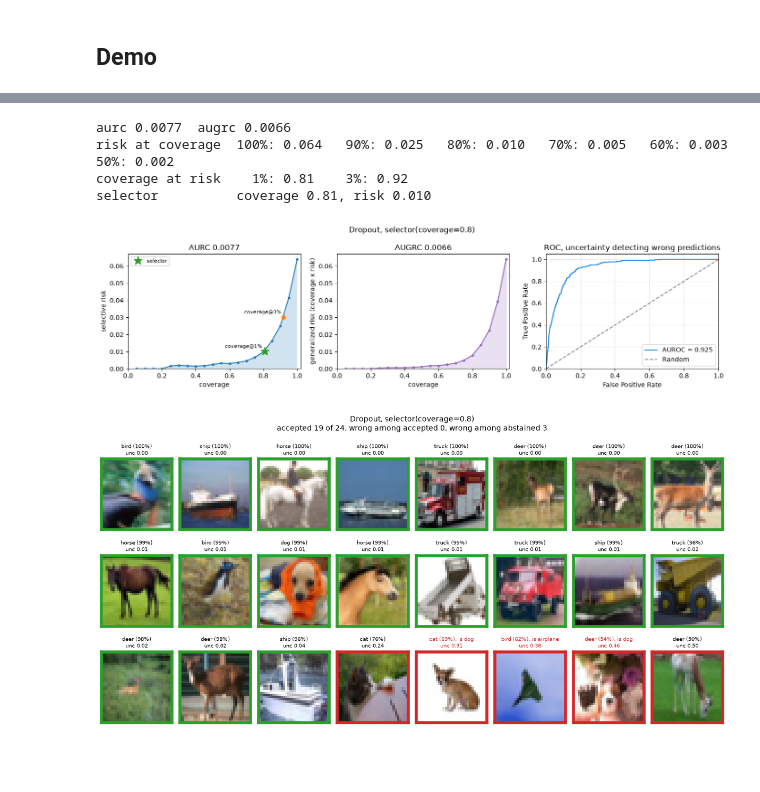
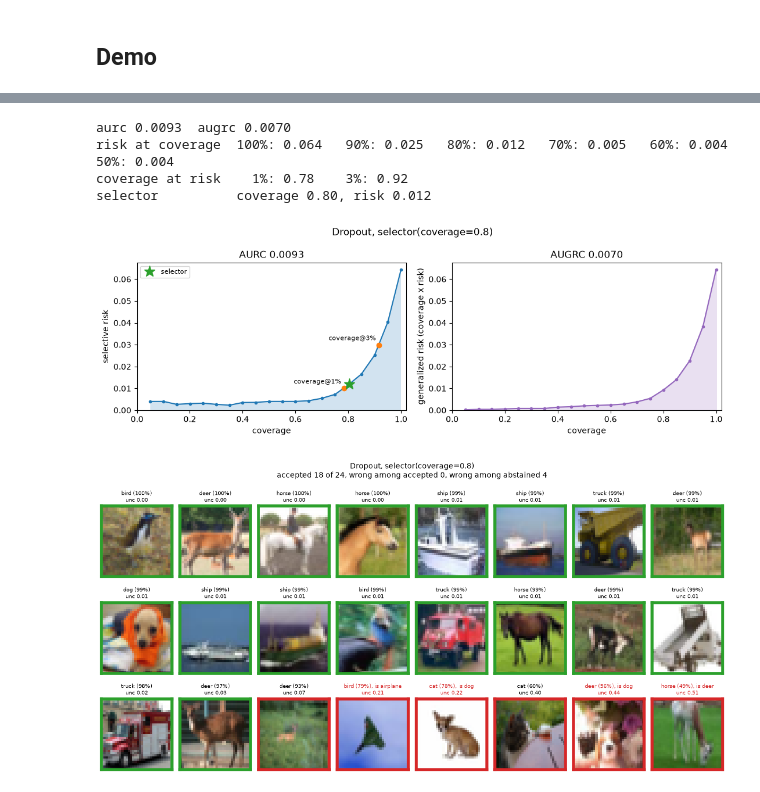
Before and after one commit to elias0224/probly, a Jupyter notebook: experiments/selective_prediction_sgr/SelectivePrediction.ipynb, the cells around one changed output, grey strips where cells are left out. Saved outputs shown, nothing was run; the diff lists cells and outputs as text; code cells hidden in the pictures; blank space fills up the shorter version.

```diff
--- a/experiments/selective_prediction_sgr/SelectivePrediction.ipynb
+++ b/experiments/selective_prediction_sgr/SelectivePrediction.ipynb
@@ -374,10 +392,9 @@ selective_model = selective_predictor(ensemble_model, selector=selector(risk=0.0
 with torch.no_grad():
     selective_model.calibrate(y_sel, x_sel)
     result = selective_model.evaluate(y_eval, x_eval, metrics=["aurc", "augrc", *CURVE, "coverage@0.01", "coverage@0.03"])
-    evaluation = selective_model.predict(x_eval)
     predictions = selective_model.predict(x_new)
 
-show_evaluation(result, f"Ensemble, {selective_model.selector}", evaluation, y_eval)
+show_evaluation(result, f"Ensemble, {selective_model.selector}")
 show_selective(x_new_u8, y_new, predictions, title=f"Ensemble, {selective_model.selector}")
 # %% [output]
 aurc 0.0056  augrc 0.0041
@@ -389,28 +406,27 @@ selector          coverage 0.81, risk 0.005
 # %%
 from probly.method import dropout
 
 dropout_model = dropout(model, p=0.5, predictor_type="logit_classifier")
 
 # Accept the 80% most certain images.
 selective_model = selective_predictor(
     dropout_model, selector=selector(coverage=0.8), representer_kwargs={"num_samples": 5}
 )
 
 with torch.no_grad():
     selective_model.calibrate(None, x_sel)
     result = selective_model.evaluate(y_eval, x_eval, metrics=["aurc", "augrc", *CURVE, "coverage@0.01", "coverage@0.03"])
-    evaluation = selective_model.predict(x_eval)
     predictions = selective_model.predict(x_new)
 
-show_evaluation(result, f"Dropout, {selective_model.selector}", evaluation, y_eval)
+show_evaluation(result, f"Dropout, {selective_model.selector}")
 show_selective(x_new_u8, y_new, predictions, title=f"Dropout, {selective_model.selector}")
 # %% [output]
-aurc 0.0077  augrc 0.0066
-risk at coverage  100%: 0.064   90%: 0.025   80%: 0.010   70%: 0.005   60%: 0.003   50%: 0.002
-coverage at risk    1%: 0.81    3%: 0.92
-selector          coverage 0.81, risk 0.010
+aurc 0.0093  augrc 0.0070
+risk at coverage  100%: 0.064   90%: 0.025   80%: 0.012   70%: 0.005   60%: 0.004   50%: 0.004
+coverage at risk    1%: 0.78    3%: 0.92
+selector          coverage 0.80, risk 0.012
-[figure, old version]
+[figure, new version]
-[figure, old version]
+[figure, new version]
 # %%
 # Accept every image with an uncertainty below 0.5; a fixed threshold needs no calibration.
 selective_model = selective_predictor(
```
Also changed, not shown: parts of 13 cells of this notebook.
